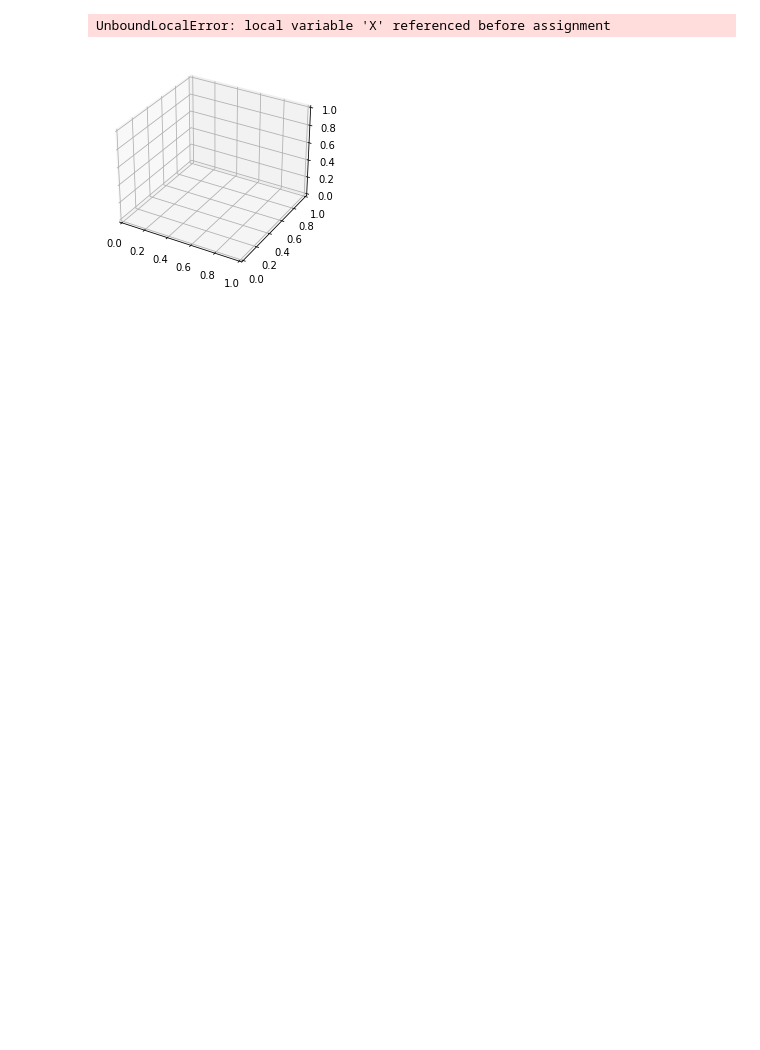
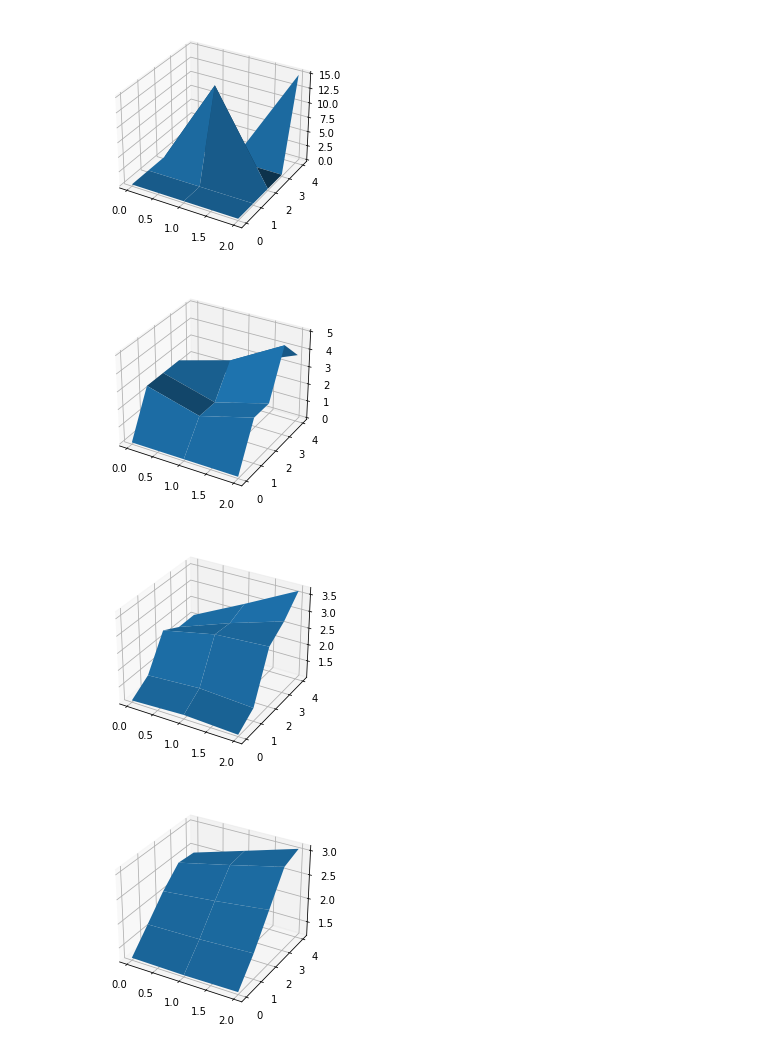
Before and after one commit to germanFid/FieldAveraging, a Jupyter notebook: research.ipynb, the cells around one changed output. Saved outputs shown, nothing was run; the diff lists cells and outputs as text; code cells hidden in the pictures; blank space fills up the shorter version.

Commit message:
Fix research.ipynb

```diff
--- a/research.ipynb
+++ b/research.ipynb
@@ -1,33 +1,52 @@
 # %%
 import averager
-
+import matplotlib.pyplot as plt
+from mpl_toolkits.mplot3d import Axes3D
+import numpy as np
 
 def research(inputed_field):
-    import matplotlib.pyplot as plt
-    from mpl_toolkits.mplot3d import Axes3D
-    import numpy as np
     our_figure = plt.figure()
     our_plot = our_figure.add_subplot(111, projection='3d')
     n = len(inputed_field[0])
     m = len(inputed_field)
     x = range(n)
     y = range(m)
     X, Y = np.meshgrid(x, y)  # `plot_surface` expects `x` and `y` data to be 2D
     our_plot.plot_surface(X, Y, inputed_field)
 
 
+def redefinition_array(inputed_field):
+    n = len(inputed_field[0])
+    m = len(inputed_field)
+    outputed_field = np.zeros((m,n))
+    for i in range(m):
+        for j in range(n):
+            outputed_field[i][j] = inputed_field[i][j]
+    return outputed_field
+
 def test():
     averaging_width = 1
     w, h = 5, 3
-    input_field = [[float(0) for x in range(w)] for y in range(h)]
-    input_field[0][0] = 15
+    input_field=np.zeros((w,h))
+    my_array=np.zeros((w,h))
+    # input_field = [[float(0) for x in range(w)] for y in range(h)]
+    input_field[4][2] = 15
+    input_field[2][1] = 15
     research(input_field)
-    #print(line_2_row_averaging_this(input_field, averaging_width))
+    # print(line_2_row_averaging_this(input_field, averaging_width))
     my_array = averager.diagonally_averaging_this(input_field, averaging_width)
+    my_array = redefinition_array(my_array)
     research(my_array)
+    for i in range(4):
+        my_array = averager.diagonally_averaging_this(my_array, averaging_width)
+        my_array = redefinition_array(my_array)
+        research(my_array)
+
 
 
 test()
 # %% [output]
-UnboundLocalError: local variable 'X' referenced before assignment
-[figure, old version]
+[figure, new version]
+[figure, added]
+[figure, added]
+[figure, added]
```
Also changed, not shown: parts of 1 cell of this notebook.
